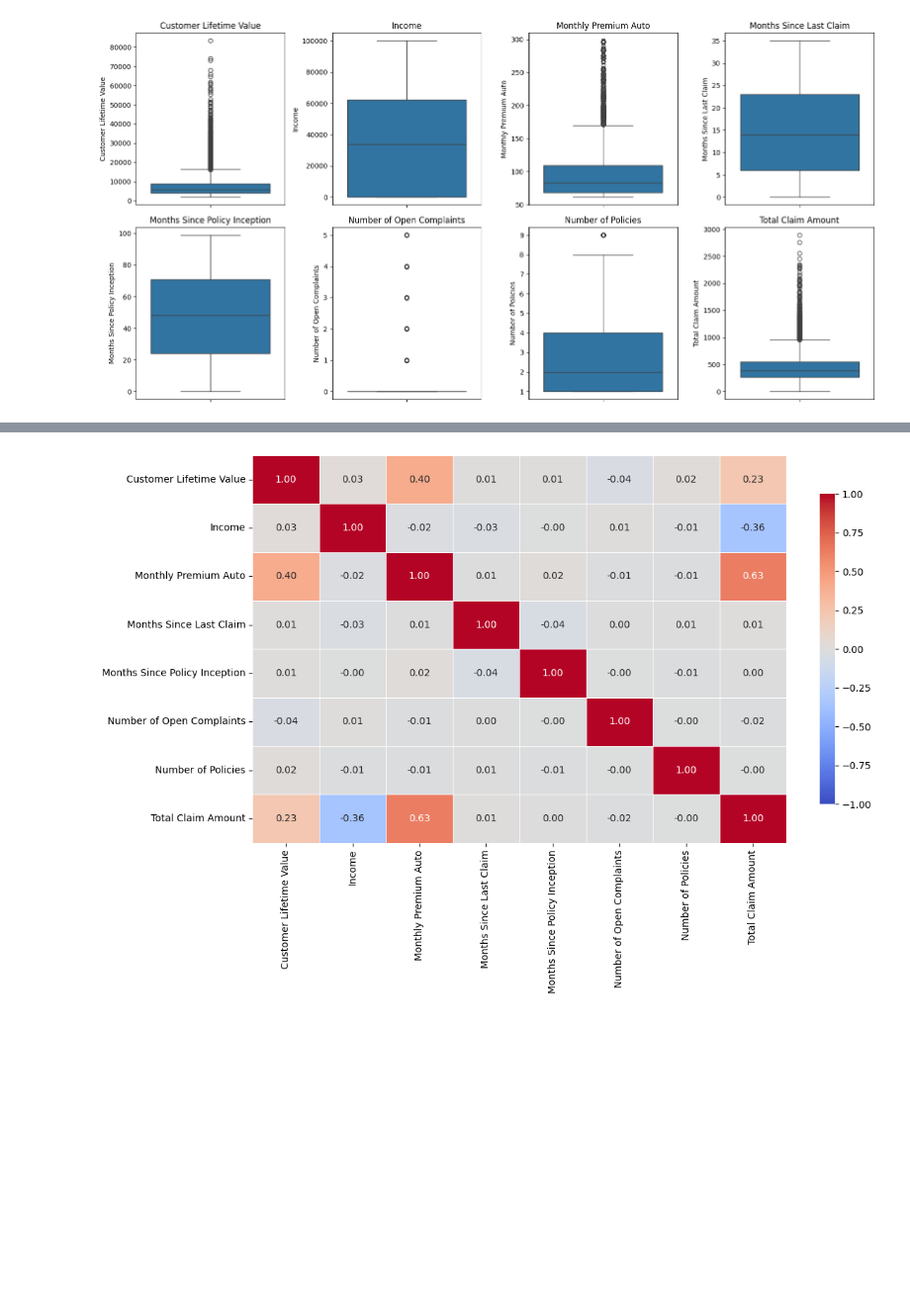
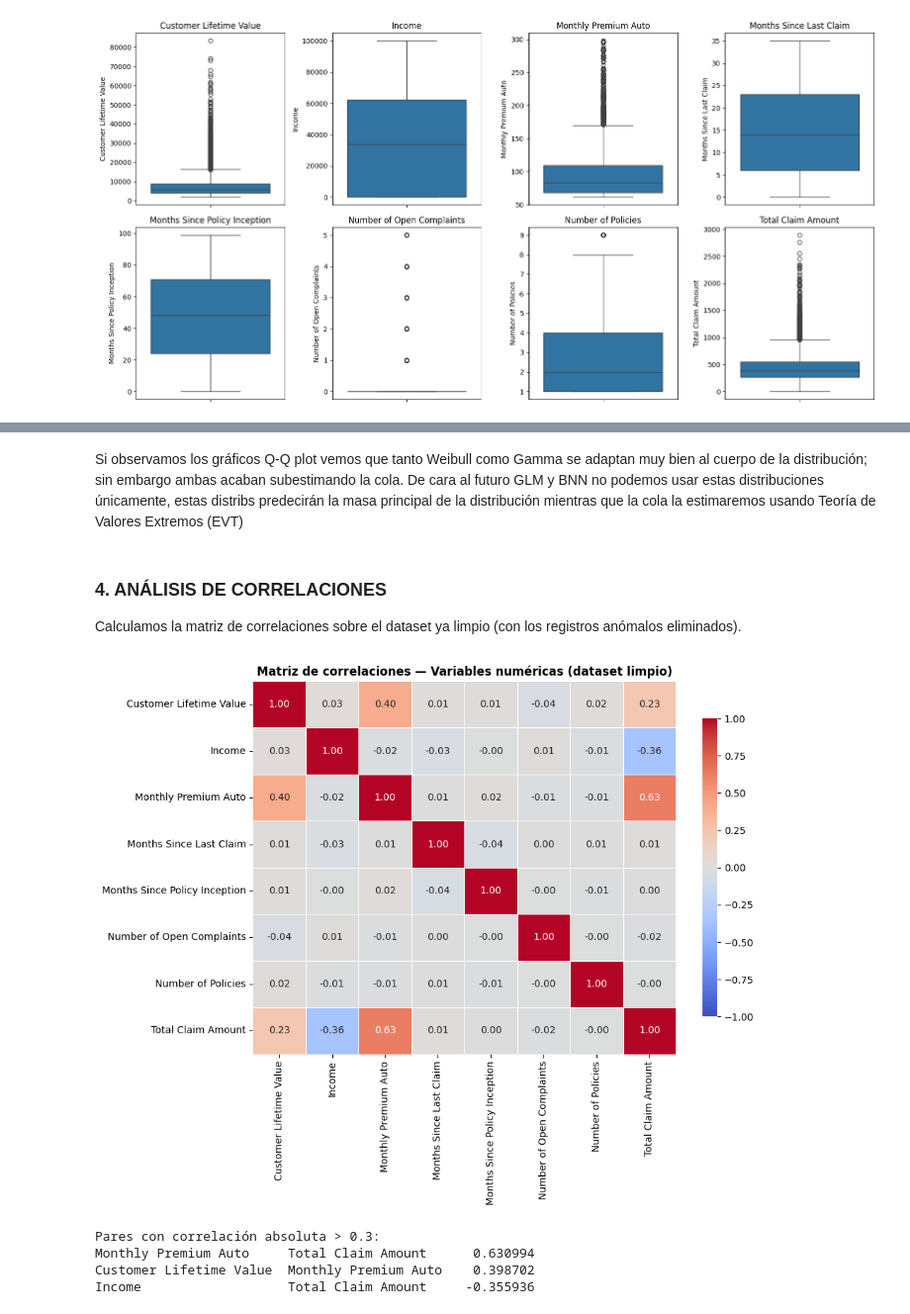
Before and after one commit to diegooperezz/actuarial-bnn-reserving, a Jupyter notebook: notebooks/01_eda_limpieza.ipynb, the cells around one changed output, grey strips where cells are left out. Shown at 99% size. Cells and saved outputs as stored; diff of their text form; code cells hidden in the pictures; blank space fills up the shorter version.

```diff
--- a/notebooks/01_eda_limpieza.ipynb
+++ b/notebooks/01_eda_limpieza.ipynb
@@ -95 +120,3 @@ Fecha final:  2011-02-28 00:00:00
+# %%
+df_limpio = df_limpio.copy().drop(columns=['Effective To Date'])
 # %% [markdown]
@@ -123,3 +152,10 @@ En primer lugar hacemos los ajustes sobre `Policy` para construir el `Policy Lev
 # %%
-# Crear la variable 'Policy Level' extrayendo el level de la columna 'Policy' (ejemplo: 'Policy L1' -> 'Level 1')
-df_limpio['Policy Level'] = 'Level ' + df_limpio['Policy'].str.extract(r'L(\d+)').astype(str)
+# Extraemos el nivel numérico de 'Policy' -> 'Policy Level'
+df_limpio['Policy Level'] = 'Level ' + df_limpio['Policy'].str.extract(r'L(\d+)')[0]
+
+# Verificamos la extracción
+print("Valores de Policy Level:")
+print(df_limpio['Policy Level'].value_counts().sort_index())
+print()
+print("Valores originales de Policy (muestra):")
+print(df_limpio['Policy'].value_counts())
@@ -213,0 +298,2 @@ df_1 = df_limpio.copy().drop(columns=['Policy', 'Response', 'Sales Channel', 'Re
+# %%
+df_1 = df_1.drop(columns=['Policy Level'])
@@ -309,2 +365,0 @@ En la tabla dinámica observamos como a medida que aumenta el tipo de cobertura
-# %%
-df_1 = df_1.copy().drop(columns=['Policy Level'])
@@ -475,18 +663,34 @@ A continuación, sacaremos las correlaciones de nuestras variables para saber cu
+# %% [markdown]
+Si observamos los gráficos Q-Q plot vemos que tanto Weibull como Gamma se adaptan muy bien al cuerpo de la distribución; sin embargo ambas acaban subestimando la cola. De cara al futuro GLM y BNN no podemos usar estas distribuciones únicamente, estas distribs predecirán la masa principal de la distribución mientras que la cola la estimaremos usando Teoría de Valores Extremos (EVT)
+# %% [markdown]
+### 4. ANÁLISIS DE CORRELACIONES
+
+Calculamos la matriz de correlaciones sobre el dataset ya limpio (con los registros anómalos eliminados).
 # %%
 corr_matrix = df_num.corr()
-plt.figure(figsize=(12, 8))
-# En lugar de visualizar la matriz de correlaciones vemos un mapa de calor con los valores de correlación
+
+plt.figure(figsize=(10, 8))
 sns.heatmap(
     corr_matrix,
-    annot=True,              # Muestra los valores numéricos de correlación en las celdas
-    fmt=".2f",               # Formatea los números a 2 decimales
-    cmap='coolwarm',         # Paleta de colores divergente (azul para negativa, rojo para positiva)
-    vmin=-1, vmax=1,         # Fijamos los límites de la escala de color entre -1 y 1
-    linewidths=0.5,          # Añade unas pequeñas líneas entre celdas para que se vea más limpio
-    cbar_kws={"shrink": .8}  # Ajusta un poco el tamaño de la barra de color lateral
+    annot=True, fmt=".2f",
+    cmap='coolwarm', vmin=-1, vmax=1,
+    linewidths=0.5,
+    cbar_kws={"shrink": .8}
 )
+plt.title('Matriz de correlaciones — Variables numéricas (dataset limpio)',
+          fontsize=12, fontweight='bold')
 plt.tight_layout()
 plt.show()
+
+# Pares con |r| > 0.3
+corr_pairs = corr_matrix.unstack()
+corr_pairs = corr_pairs[(corr_pairs < 0.999) & (corr_pairs.abs() > 0.3)].drop_duplicates()
+print("Pares con correlación absoluta > 0.3:")
+print(corr_pairs.sort_values(key=abs, ascending=False).to_string())
 # %% [output]
-[figure, old version]
+[figure, new version]
+Pares con correlación absoluta > 0.3:
+Monthly Premium Auto     Total Claim Amount      0.630994
+Customer Lifetime Value  Monthly Premium Auto    0.398702
+Income                   Total Claim Amount     -0.355936
 # %% [markdown]
```
Also changed, not shown: parts of 54 cells of this notebook, 5 other files.
